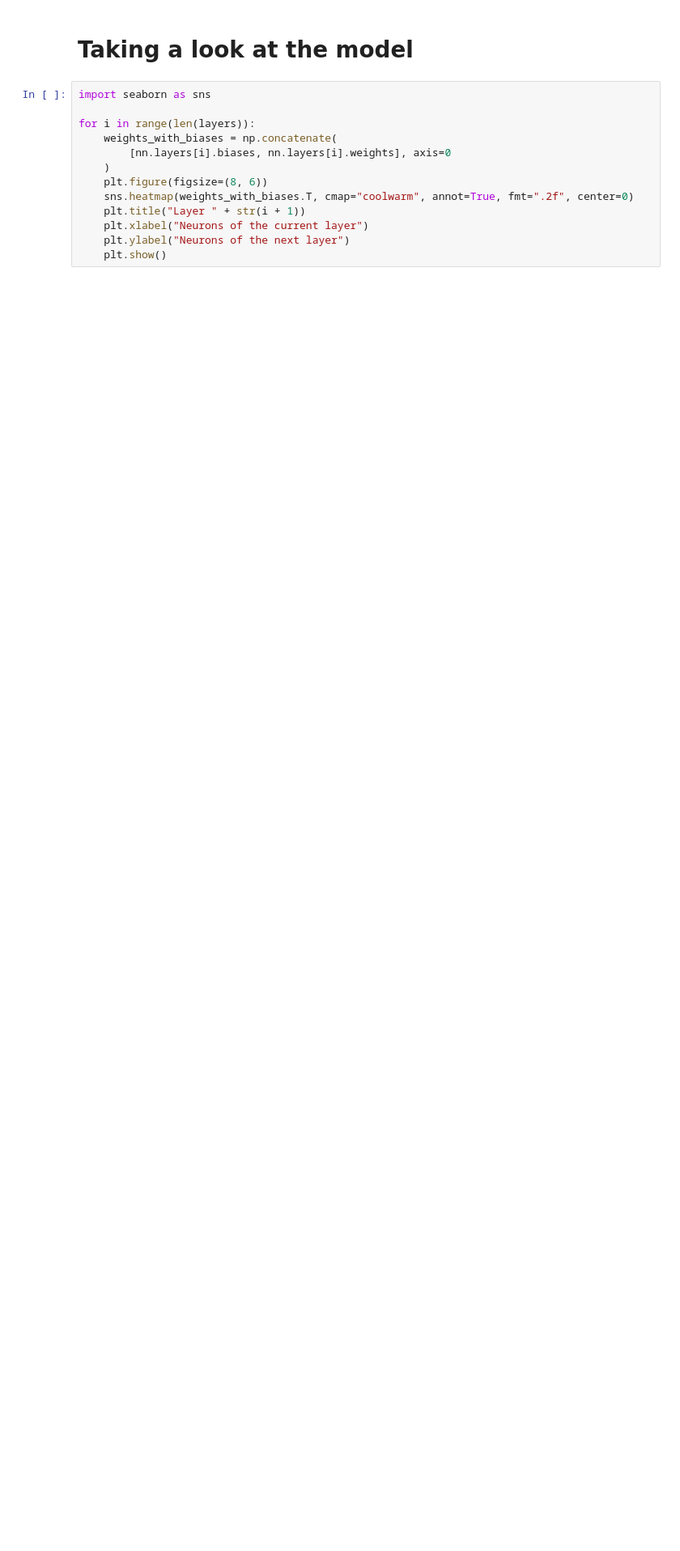
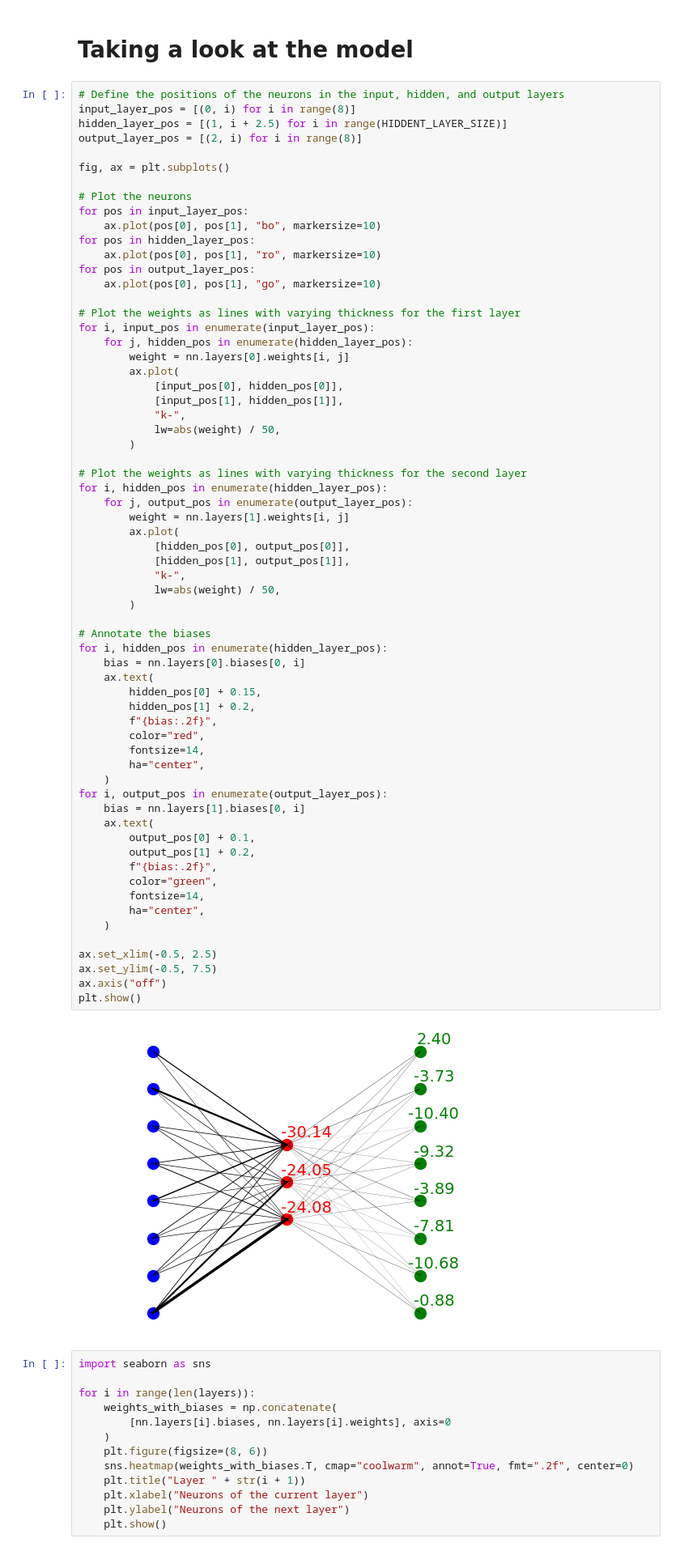
Before and after one commit to marcon21/aml_assignments, a Jupyter notebook: assignement1/assignment.ipynb, the cells around one changed output. Shown: that part at 81% size. Cells and saved outputs as stored; diff of their text form; blank space fills up the shorter version.

```diff
--- a/assignement1/assignment.ipynb
+++ b/assignement1/assignment.ipynb
@@ -250,6 +250,72 @@ Training with learning rate: 0.2...
 [figure]
 # %% [markdown]
 # Taking a look at the model
+# %%
+# Define the positions of the neurons in the input, hidden, and output layers
+input_layer_pos = [(0, i) for i in range(8)]
+hidden_layer_pos = [(1, i + 2.5) for i in range(HIDDENT_LAYER_SIZE)]
+output_layer_pos = [(2, i) for i in range(8)]
+
+fig, ax = plt.subplots()
+
+# Plot the neurons
+for pos in input_layer_pos:
+    ax.plot(pos[0], pos[1], "bo", markersize=10)
+for pos in hidden_layer_pos:
+    ax.plot(pos[0], pos[1], "ro", markersize=10)
+for pos in output_layer_pos:
+    ax.plot(pos[0], pos[1], "go", markersize=10)
+
+# Plot the weights as lines with varying thickness for the first layer
+for i, input_pos in enumerate(input_layer_pos):
+    for j, hidden_pos in enumerate(hidden_layer_pos):
+        weight = nn.layers[0].weights[i, j]
+        ax.plot(
+            [input_pos[0], hidden_pos[0]],
+            [input_pos[1], hidden_pos[1]],
+            "k-",
+            lw=abs(weight) / 50,
+        )
+
+# Plot the weights as lines with varying thickness for the second layer
+for i, hidden_pos in enumerate(hidden_layer_pos):
+    for j, output_pos in enumerate(output_layer_pos):
+        weight = nn.layers[1].weights[i, j]
+        ax.plot(
+            [hidden_pos[0], output_pos[0]],
+            [hidden_pos[1], output_pos[1]],
+            "k-",
+            lw=abs(weight) / 50,
+        )
+
+# Annotate the biases
+for i, hidden_pos in enumerate(hidden_layer_pos):
+    bias = nn.layers[0].biases[0, i]
+    ax.text(
+        hidden_pos[0] + 0.15,
+        hidden_pos[1] + 0.2,
+        f"{bias:.2f}",
+        color="red",
+        fontsize=14,
+        ha="center",
+    )
+for i, output_pos in enumerate(output_layer_pos):
+    bias = nn.layers[1].biases[0, i]
+    ax.text(
+        output_pos[0] + 0.1,
+        output_pos[1] + 0.2,
+        f"{bias:.2f}",
+        color="green",
+        fontsize=14,
+        ha="center",
+    )
+
+ax.set_xlim(-0.5, 2.5)
+ax.set_ylim(-0.5, 7.5)
+ax.axis("off")
+plt.show()
+# %% [output]
+[figure, added]
 # %%
 import seaborn as sns
 
```
